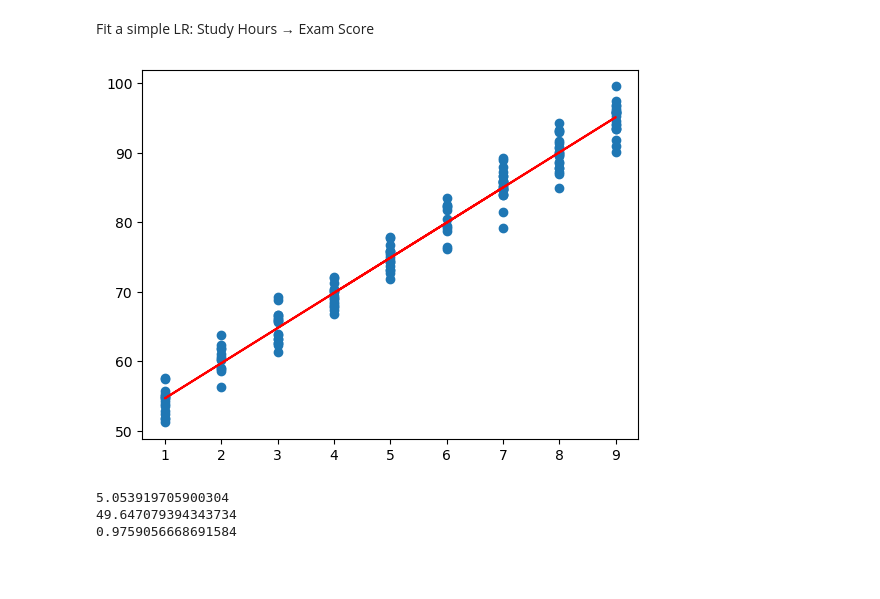
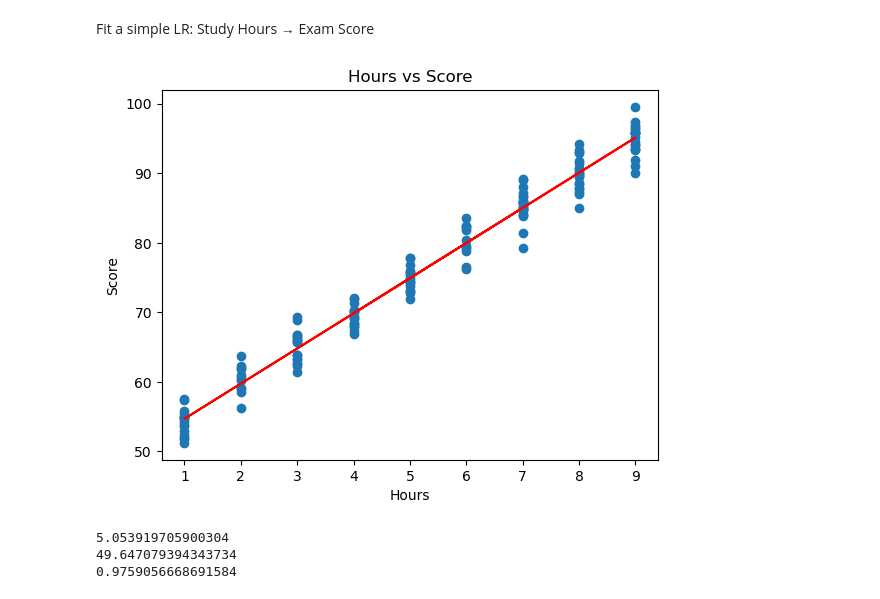
Before and after one commit to boomiikas/Linear-Regression-1.0, a Jupyter notebook: linear reg.ipynb, the cells around one changed output. Drawn from its saved outputs; the diff is of its cells as text; code cells hidden in the pictures; blank space fills up the shorter version.

Commit message:
Plotted the graph

```diff
--- a/linear reg.ipynb
+++ b/linear reg.ipynb
@@ -10,12 +10,15 @@ df=pd.read_csv("study_hours_scores_150.csv")
 # %%
 model=LinearRegression()
 model.fit(df[["hours"]],df["score"])
 y_pred=model.predict(df[["hours"]])
 plt.scatter(df["hours"],df["score"])
 plt.plot(df["hours"],y_pred,color="red")
+plt.xlabel("Hours")
+plt.ylabel("Score")
+plt.title('Hours vs Score')
 plt.show()
 # %% [output]
-[figure, old version]
+[figure, new version]
 # %%
 print(model.coef_[0])
 print(model.intercept_)
```
Also changed, not shown: parts of 2 cells of this notebook.
